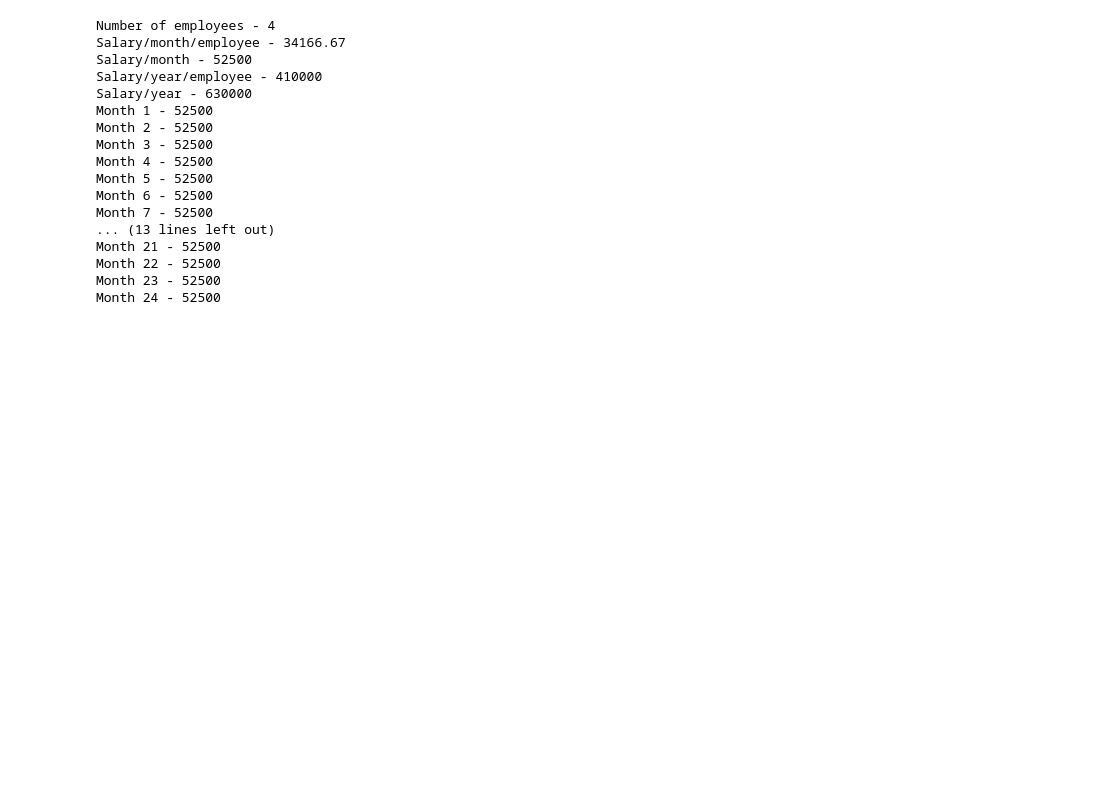
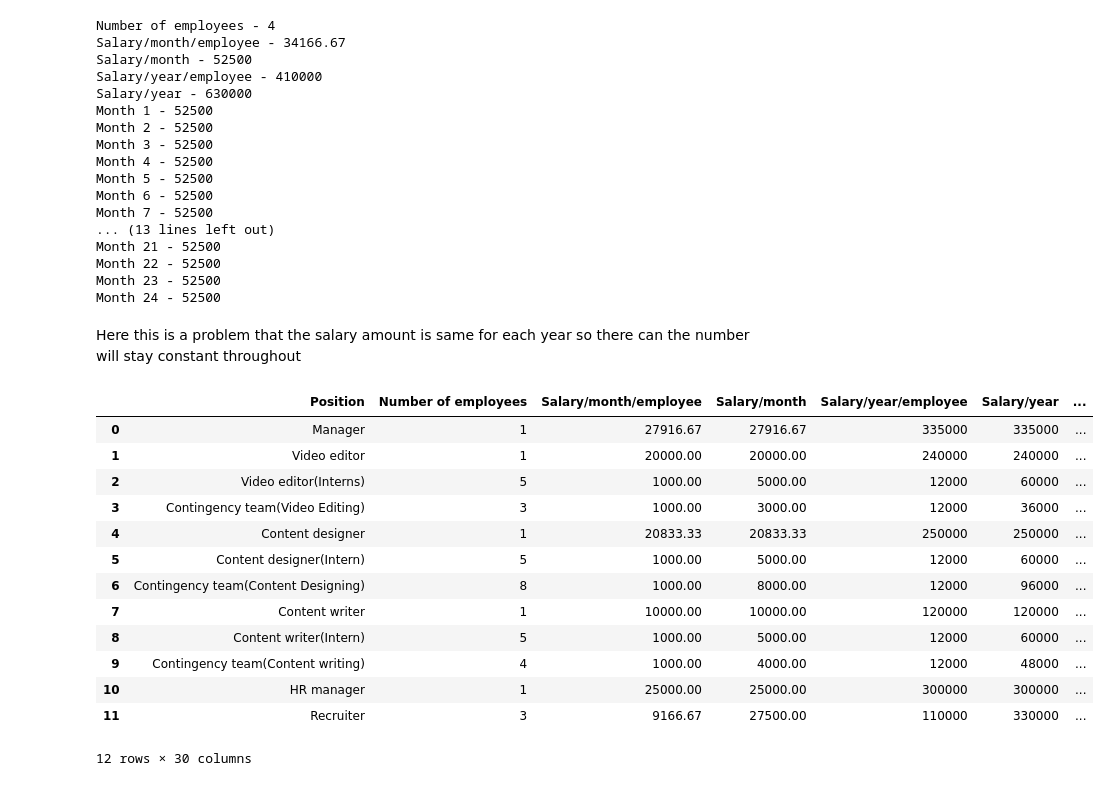
Before and after one commit to Jainam18/Dash_Application_FinancialModel, a Jupyter notebook: Dataviewing.ipynb, the cells around one changed output. Saved outputs shown, nothing was run; the diff lists cells and outputs as text; code cells hidden in the pictures; blank space fills up the shorter version.

```diff
--- a/Dataviewing.ipynb
+++ b/Dataviewing.ipynb
@@ -81,3 +96,23 @@ Month 21 - 52500
 Month 22 - 52500
 Month 23 - 52500
 Month 24 - 52500
+# %% [markdown]
+Here this is a problem that the salary amount is same for each year so there can the number will stay constant throughout
+# %%
+df3 = pd.read_excel('CombinedData.xlsx')
+df3
+# %% [output]
+|  | Position | Number of employees | Salary/month/employee | Salary/month | Salary/year/employee | Salary/year | ... |
+| 0 | Manager | 1 | 27916.67 | 27916.67 | 335000 | 335000 | ... |
+| 1 | Video editor | 1 | 20000.00 | 20000.00 | 240000 | 240000 | ... |
+| 2 | Video editor(Interns) | 5 | 1000.00 | 5000.00 | 12000 | 60000 | ... |
+| 3 | Contingency team(Video Editing) | 3 | 1000.00 | 3000.00 | 12000 | 36000 | ... |
+| 4 | Content designer | 1 | 20833.33 | 20833.33 | 250000 | 250000 | ... |
+| 5 | Content designer(Intern) | 5 | 1000.00 | 5000.00 | 12000 | 60000 | ... |
+| 6 | Contingency team(Content Designing) | 8 | 1000.00 | 8000.00 | 12000 | 96000 | ... |
+| 7 | Content writer | 1 | 10000.00 | 10000.00 | 120000 | 120000 | ... |
+| 8 | Content writer(Intern) | 5 | 1000.00 | 5000.00 | 12000 | 60000 | ... |
+| 9 | Contingency team(Content writing) | 4 | 1000.00 | 4000.00 | 12000 | 48000 | ... |
+| 10 | HR manager | 1 | 25000.00 | 25000.00 | 300000 | 300000 | ... |
+| 11 | Recruiter | 3 | 9166.67 | 27500.00 | 110000 | 330000 | ... |
+12 rows × 30 columns
```
Also changed, not shown: parts of 3 cells of this notebook.
